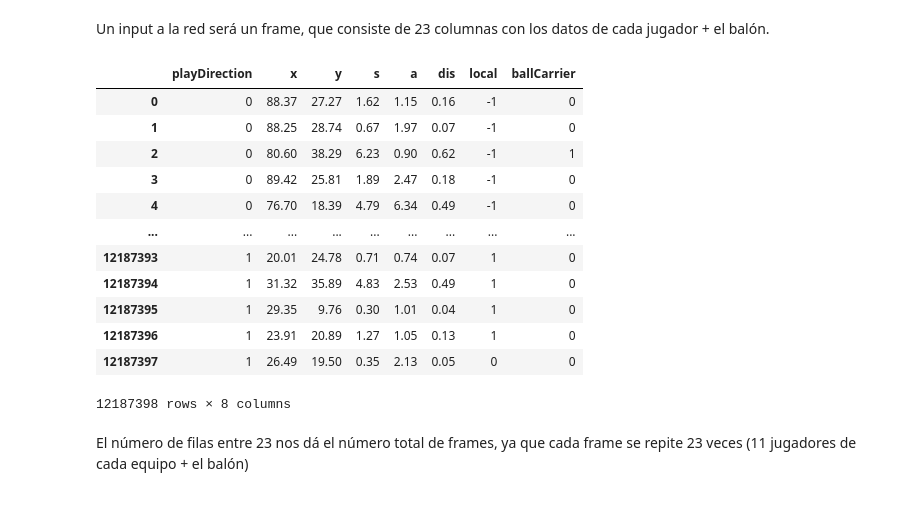
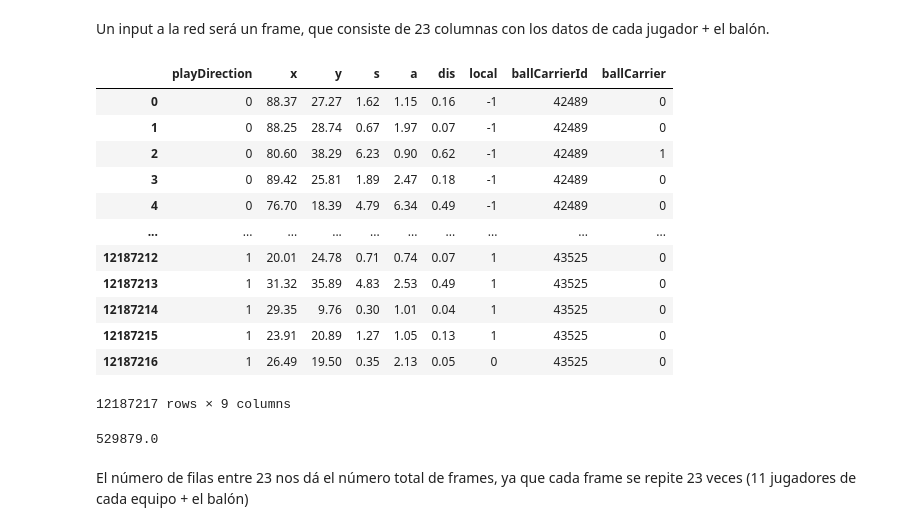
Before and after one commit to Alf-caput/NFL2022_TacklePredictNN, a Jupyter notebook: Practica_final_mejoras.ipynb, the cells around one changed output. Saved outputs shown, nothing was run; the diff lists cells and outputs as text; code cells hidden in the pictures.

```diff
--- a/Practica_final_mejoras.ipynb
+++ b/Practica_final_mejoras.ipynb
@@ -373,7 +403,7 @@ ds
 # %% [markdown]
 Eliminamos las columnas que no nos hacen falta.
 # %%
-ds = ds.drop(columns=['gameId','playId','frameId','o','dir','nflId'])
+ds_input = ds.drop(columns=['gameId','playId','frameId','o','dir','nflId','Conteo'])
 # %% [markdown]
 Con esto finalizamos la reorganización de columnas, en resumen, hemos añadido:
 - `local`, si el jugador pertenece al equipo local.
@@ -388,22 +420,26 @@ Y hemos eliminado:
 # Definición de los inputs y etiquetas
 # %% [markdown]
 Un input a la red será un frame, que consiste de 23 columnas con los datos de cada jugador + el balón.
-# %%
-ds
-# %% [output]
-|  | playDirection | x | y | s | a | dis | local | ballCarrier |
-| 0 | 0 | 88.37 | 27.27 | 1.62 | 1.15 | 0.16 | -1 | 0 |
-| 1 | 0 | 88.25 | 28.74 | 0.67 | 1.97 | 0.07 | -1 | 0 |
-| 2 | 0 | 80.60 | 38.29 | 6.23 | 0.90 | 0.62 | -1 | 1 |
-| 3 | 0 | 89.42 | 25.81 | 1.89 | 2.47 | 0.18 | -1 | 0 |
-| 4 | 0 | 76.70 | 18.39 | 4.79 | 6.34 | 0.49 | -1 | 0 |
-| ... | ... | ... | ... | ... | ... | ... | ... | ... |
-| 12187393 | 1 | 20.01 | 24.78 | 0.71 | 0.74 | 0.07 | 1 | 0 |
-| 12187394 | 1 | 31.32 | 35.89 | 4.83 | 2.53 | 0.49 | 1 | 0 |
-| 12187395 | 1 | 29.35 | 9.76 | 0.30 | 1.01 | 0.04 | 1 | 0 |
-| 12187396 | 1 | 23.91 | 20.89 | 1.27 | 1.05 | 0.13 | 1 | 0 |
-| 12187397 | 1 | 26.49 | 19.50 | 0.35 | 2.13 | 0.05 | 0 | 0 |
-12187398 rows × 8 columns
+# %%
+ds_input
+# %% [output]
+|  | playDirection | x | y | s | a | dis | local | ballCarrierId | ballCarrier |
+| 0 | 0 | 88.37 | 27.27 | 1.62 | 1.15 | 0.16 | -1 | 42489 | 0 |
+| 1 | 0 | 88.25 | 28.74 | 0.67 | 1.97 | 0.07 | -1 | 42489 | 0 |
+| 2 | 0 | 80.60 | 38.29 | 6.23 | 0.90 | 0.62 | -1 | 42489 | 1 |
+| 3 | 0 | 89.42 | 25.81 | 1.89 | 2.47 | 0.18 | -1 | 42489 | 0 |
+| 4 | 0 | 76.70 | 18.39 | 4.79 | 6.34 | 0.49 | -1 | 42489 | 0 |
+| ... | ... | ... | ... | ... | ... | ... | ... | ... | ... |
+| 12187212 | 1 | 20.01 | 24.78 | 0.71 | 0.74 | 0.07 | 1 | 43525 | 0 |
+| 12187213 | 1 | 31.32 | 35.89 | 4.83 | 2.53 | 0.49 | 1 | 43525 | 0 |
+| 12187214 | 1 | 29.35 | 9.76 | 0.30 | 1.01 | 0.04 | 1 | 43525 | 0 |
+| 12187215 | 1 | 23.91 | 20.89 | 1.27 | 1.05 | 0.13 | 1 | 43525 | 0 |
+| 12187216 | 1 | 26.49 | 19.50 | 0.35 | 2.13 | 0.05 | 0 | 43525 | 0 |
+12187217 rows × 9 columns
+# %%
+12187217/23
+# %% [output]
+529879.0
 # %% [markdown]
  El número de filas entre 23 nos dá el número total de frames, ya que cada frame se repite 23 veces (11 jugadores de cada equipo + el balón)
 # %% [markdown]
```
Also changed, not shown: parts of 9 cells of this notebook.
